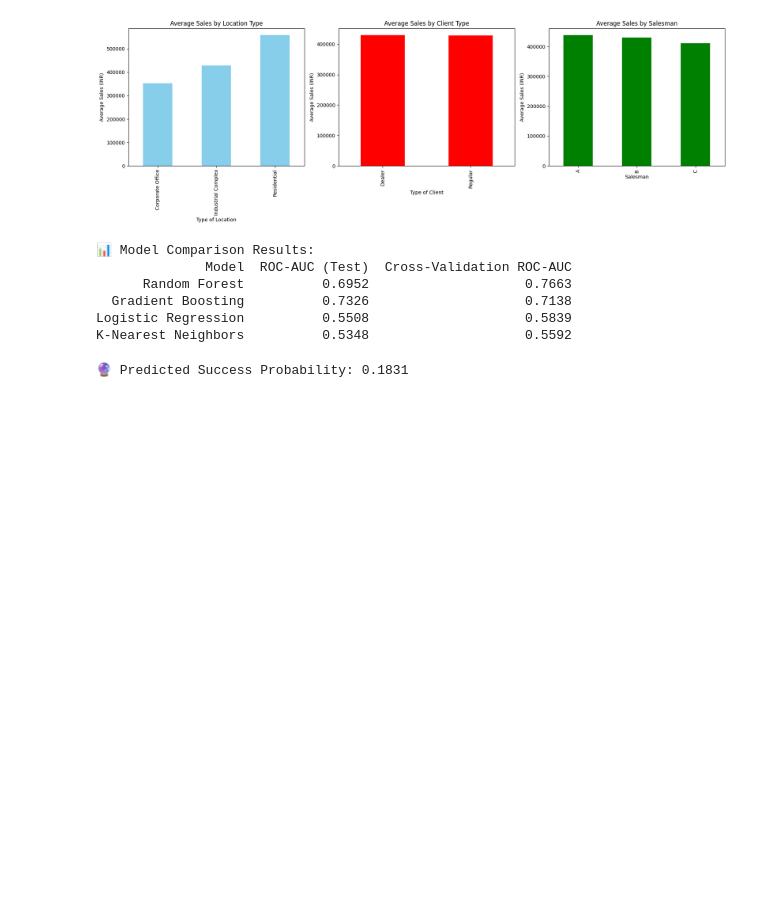
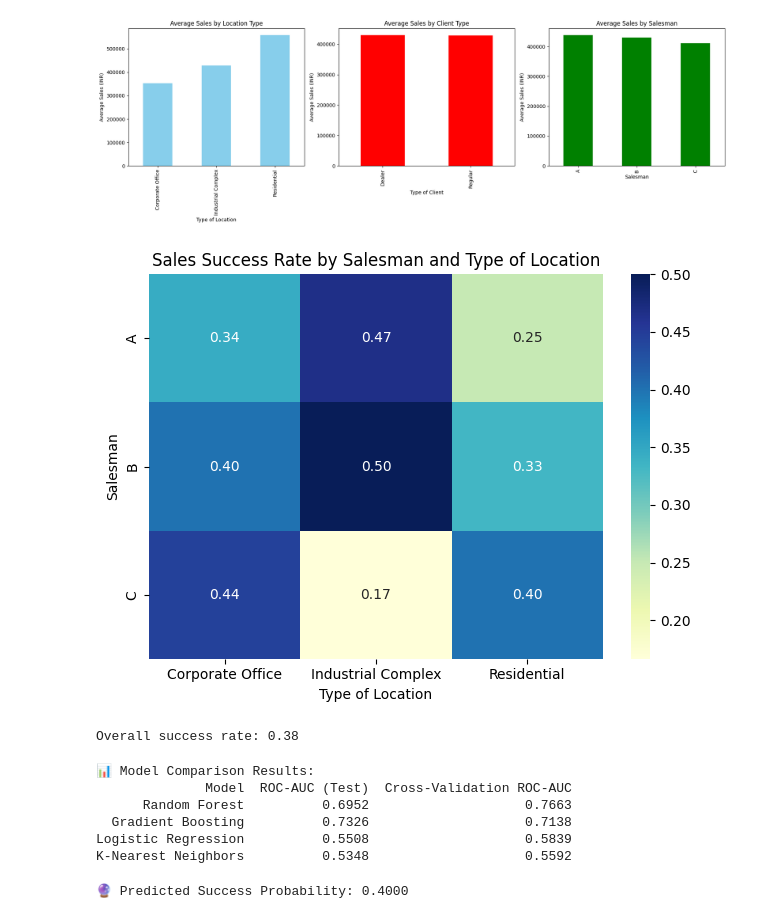
Before and after one commit to a-for-ball/sales-data-analysis, a Jupyter notebook: sales_data_pred.ipynb, the cells around one changed output. Saved outputs shown, nothing was run; the diff lists cells and outputs as text; code cells hidden in the pictures; blank space fills up the shorter version.

```diff
--- a/sales_data_pred.ipynb
+++ b/sales_data_pred.ipynb
@@ -45,7 +45,7 @@ company = df['Company'].astype('category')
 location = df['Location'].astype('category')
 rating = df['Rating'].value_counts().astype('category')
 amount = pd.to_numeric(df['Amount'], errors='coerce')
-date = pd.to_datetime(df['Date'], format='%d-%m-%Y', errors='coerce')
+df['Date'] = pd.to_datetime(df['Date'], format='%d-%m-%Y', errors='coerce')
 month = df['Date'].dt.month
 # %%
 #Pie Chart for Categorical Data
@@ -113,6 +98,26 @@ plt.tight_layout()
 plt.show()
 # %% [output]
 [figure]
+# %%
+grouped_success = df.groupby(['Salesman', 'Type of Location'])['Success'].agg(['count', 'sum'])
+grouped_success['Success Rate'] = grouped_success['sum'] / grouped_success['count']
+grouped_success = grouped_success.reset_index()
+pivot_table = grouped_success.pivot(index='Salesman', columns='Type of Location', values='Success Rate')
+
+sns.heatmap(pivot_table, annot=True, cmap='YlGnBu', fmt=".2f")
+plt.title('Sales Success Rate by Salesman and Type of Location')
+plt.ylabel('Salesman')
+plt.xlabel('Type of Location')
+plt.tight_layout()
+plt.show()
+# %% [output]
+[figure, added]
+# %%
+grouped_success.sort_values('Success Rate', ascending=False)
+overall_success_rate = df['Success'].mean()
+print(f"Overall success rate: {overall_success_rate:.2f}")
+# %% [output]
+Overall success rate: 0.38
 # %%
 # Convert 'Date' column to datetime and extract Month/Year
 df['Date'] = pd.to_datetime(df['Date'], format='%d-%m-%Y')
@@ -215,7 +220,7 @@ example = pd.DataFrame({
     'Salesman': ['A'],
     'Type of Client': ['Regular'],
     'Rating_kVA': [500],
-    'Month': [6],
+    'Month': [4],
     'Rating_Avg_Amount': [400000],
     'Amount_per_kVA': [800],
     'Location_Amount_Ratio': [1.2]
@@ -225,4 +230,4 @@ example = pd.DataFrame({
 predicted_prob = pipeline.predict_proba(example)[0][1]
 print(f"\n🔮 Predicted Success Probability: {predicted_prob:.4f}")
 # %% [output]
-🔮 Predicted Success Probability: 0.1831
+🔮 Predicted Success Probability: 0.4000
```
Also changed, not shown: parts of 2 cells of this notebook.
